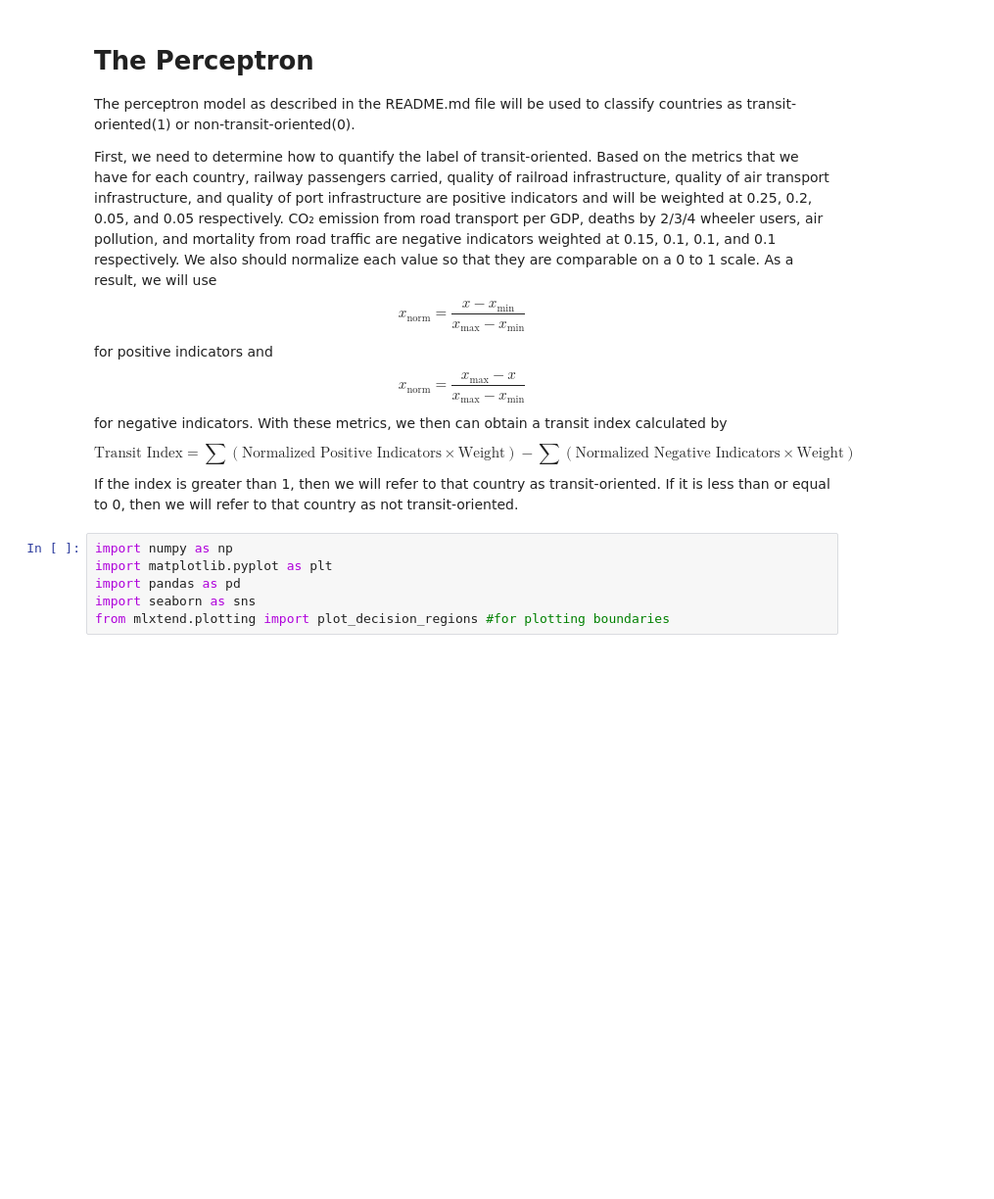
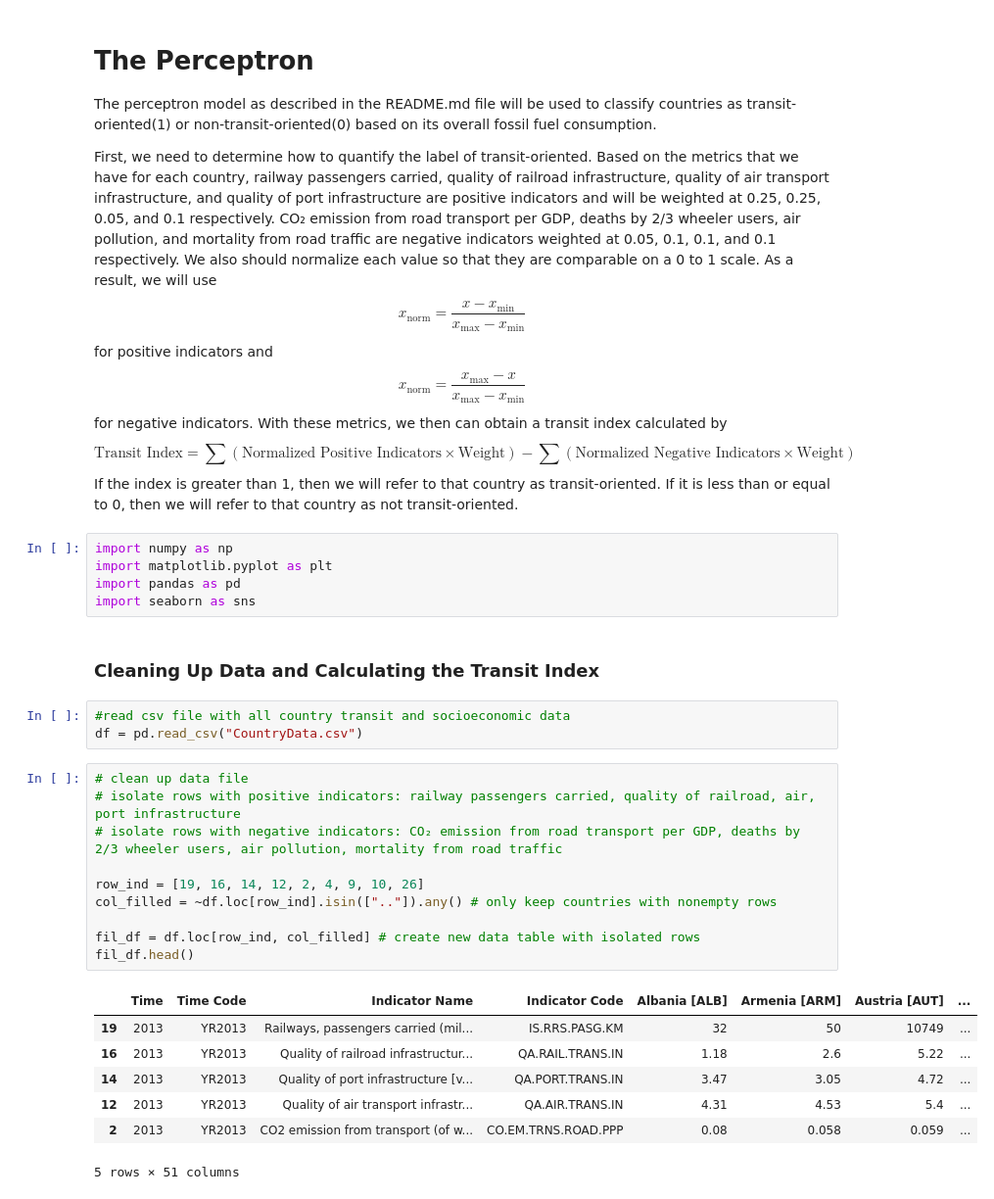
Before and after one commit to mliu8094/CMOR-438-Megan, a Jupyter notebook: Supervised Learning/1. The Perceptron/Perceptron.ipynb, the cells around one changed output. Shown at 98% size. Saved outputs shown, nothing was run; the diff lists cells and outputs as text; blank space fills up the shorter version.

Commit message:
Edit perceptron

```diff
--- a/Supervised Learning/1. The Perceptron/Perceptron.ipynb
+++ b/Supervised Learning/1. The Perceptron/Perceptron.ipynb
@@ -1,12 +1,34 @@
 # %% [markdown]
 # The Perceptron
 
-The perceptron model as described in the README.md file will be used to classify countries as transit-oriented(1) or non-transit-oriented(0).
+The perceptron model as described in the README.md file will be used to classify countries as transit-oriented(1) or non-transit-oriented(0) based on its overall fossil fuel consumption.
 
-First, we need to determine how to quantify the label of transit-oriented. Based on the metrics that we have for each country, railway passengers carried, quality of railroad infrastructure, quality of air transport infrastructure, and quality of port infrastructure are positive indicators and will be weighted at 0.25, 0.2, 0.05, and 0.05 respectively. CO₂ emission from road transport per GDP, deaths by 2/3/4 wheeler users, air pollution, and mortality from road traffic are negative indicators weighted at 0.15, 0.1, 0.1, and 0.1 respectively. We also should normalize each value so that they are comparable on a 0 to 1 scale. As a result, we will use $$x_{\text{norm}} = \frac{x - x_{\min}}{x_{\max} - x_{\min}}$$ for positive indicators and $$x_{\text{norm}} = \frac{x_{\max}-x}{x_{\max} - x_{\min}}$$ for negative indicators. With these metrics, we then can obtain a transit index calculated by $$\text{Transit Index} = \sum (\text{Normalized Positive Indicators} \times \text{Weight}) - \sum (\text{Normalized Negative Indicators} \times \text{Weight})$$ If the index is greater than 1, then we will refer to that country as transit-oriented. If it is less than or equal to 0, then we will refer to that country as not transit-oriented.
+First, we need to determine how to quantify the label of transit-oriented. Based on the metrics that we have for each country, railway passengers carried, quality of railroad infrastructure, quality of air transport infrastructure, and quality of port infrastructure are positive indicators and will be weighted at 0.25, 0.25, 0.05, and 0.1 respectively. CO₂ emission from road transport per GDP, deaths by 2/3 wheeler users, air pollution, and mortality from road traffic are negative indicators weighted at 0.05, 0.1, 0.1, and 0.1 respectively. We also should normalize each value so that they are comparable on a 0 to 1 scale. As a result, we will use $$x_{\text{norm}} = \frac{x - x_{\min}}{x_{\max} - x_{\min}}$$ for positive indicators and $$x_{\text{norm}} = \frac{x_{\max}-x}{x_{\max} - x_{\min}}$$ for negative indicators. With these metrics, we then can obtain a transit index calculated by $$\text{Transit Index} = \sum (\text{Normalized Positive Indicators} \times \text{Weight}) - \sum (\text{Normalized Negative Indicators} \times \text{Weight})$$ If the index is greater than 1, then we will refer to that country as transit-oriented. If it is less than or equal to 0, then we will refer to that country as not transit-oriented.
 # %%
 import numpy as np
 import matplotlib.pyplot as plt
 import pandas as pd
 import seaborn as sns
-from mlxtend.plotting import plot_decision_regions #for plotting boundaries
+# %% [markdown]
+### Cleaning Up Data and Calculating the Transit Index
+# %%
+#read csv file with all country transit and socioeconomic data
+df = pd.read_csv("CountryData.csv")
+# %%
+# clean up data file
+# isolate rows with positive indicators: railway passengers carried, quality of railroad, air, port infrastructure
+# isolate rows with negative indicators: CO₂ emission from road transport per GDP, deaths by 2/3 wheeler users, air pollution, mortality from road traffic
+
+row_ind = [19, 16, 14, 12, 2, 4, 9, 10, 26]
+col_filled = ~df.loc[row_ind].isin([".."]).any() # only keep countries with nonempty rows
+
+fil_df = df.loc[row_ind, col_filled] # create new data table with isolated rows
+fil_df.head()
+# %% [output]
+|  | Time | Time Code | Indicator Name | Indicator Code | Albania [ALB] | Armenia [ARM] | Austria [AUT] | ... |
+| 19 | 2013 | YR2013 | Railways, passengers carried (mil... | IS.RRS.PASG.KM | 32 | 50 | 10749 | ... |
+| 16 | 2013 | YR2013 | Quality of railroad infrastructur... | QA.RAIL.TRANS.IN | 1.18 | 2.6 | 5.22 | ... |
+| 14 | 2013 | YR2013 | Quality of port infrastructure [v... | QA.PORT.TRANS.IN | 3.47 | 3.05 | 4.72 | ... |
+| 12 | 2013 | YR2013 | Quality of air transport infrastr... | QA.AIR.TRANS.IN | 4.31 | 4.53 | 5.4 | ... |
+| 2 | 2013 | YR2013 | CO2 emission from transport (of w... | CO.EM.TRNS.ROAD.PPP | 0.08 | 0.058 | 0.059 | ... |
+5 rows × 51 columns
```
Also changed, not shown: parts of 9 cells of this notebook.
